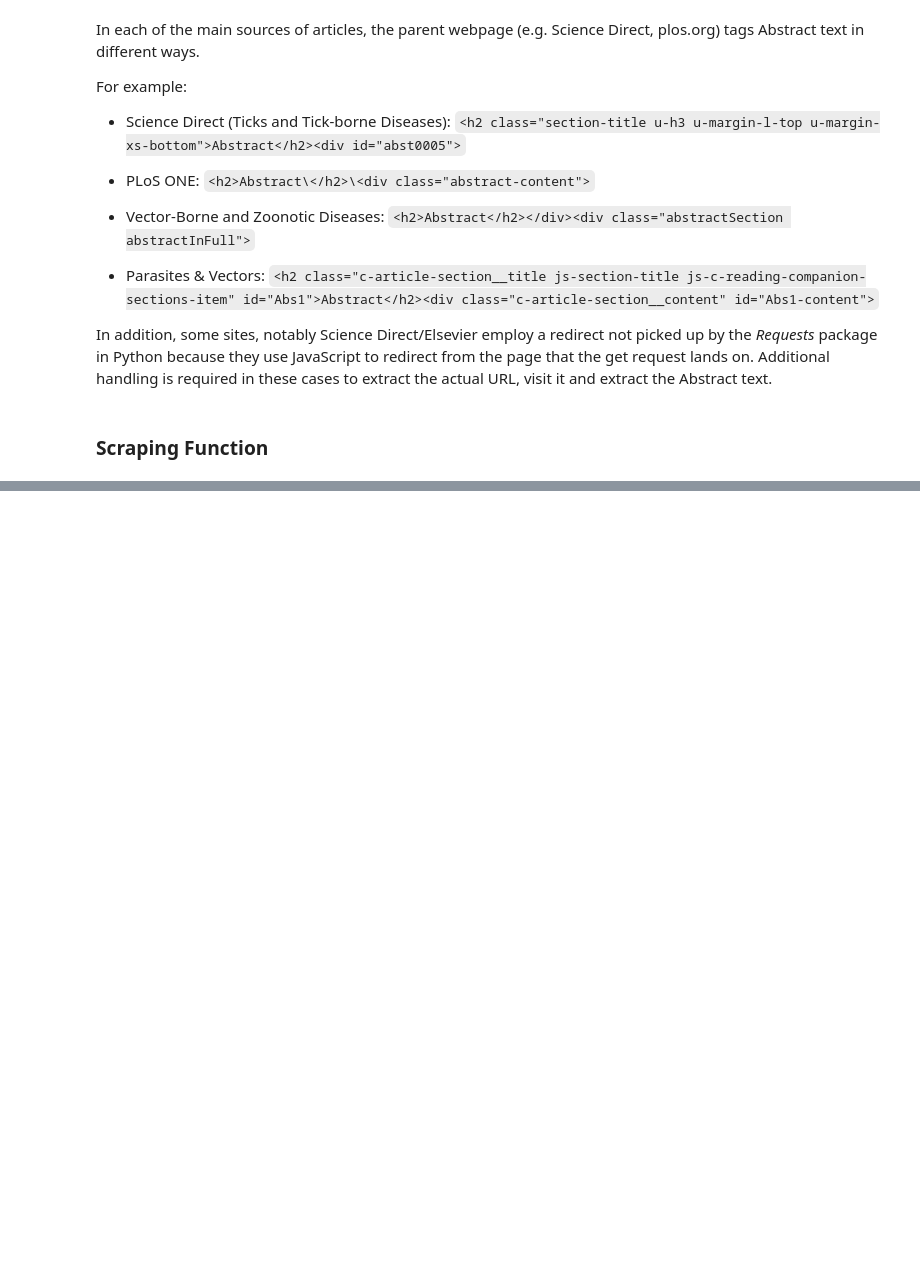
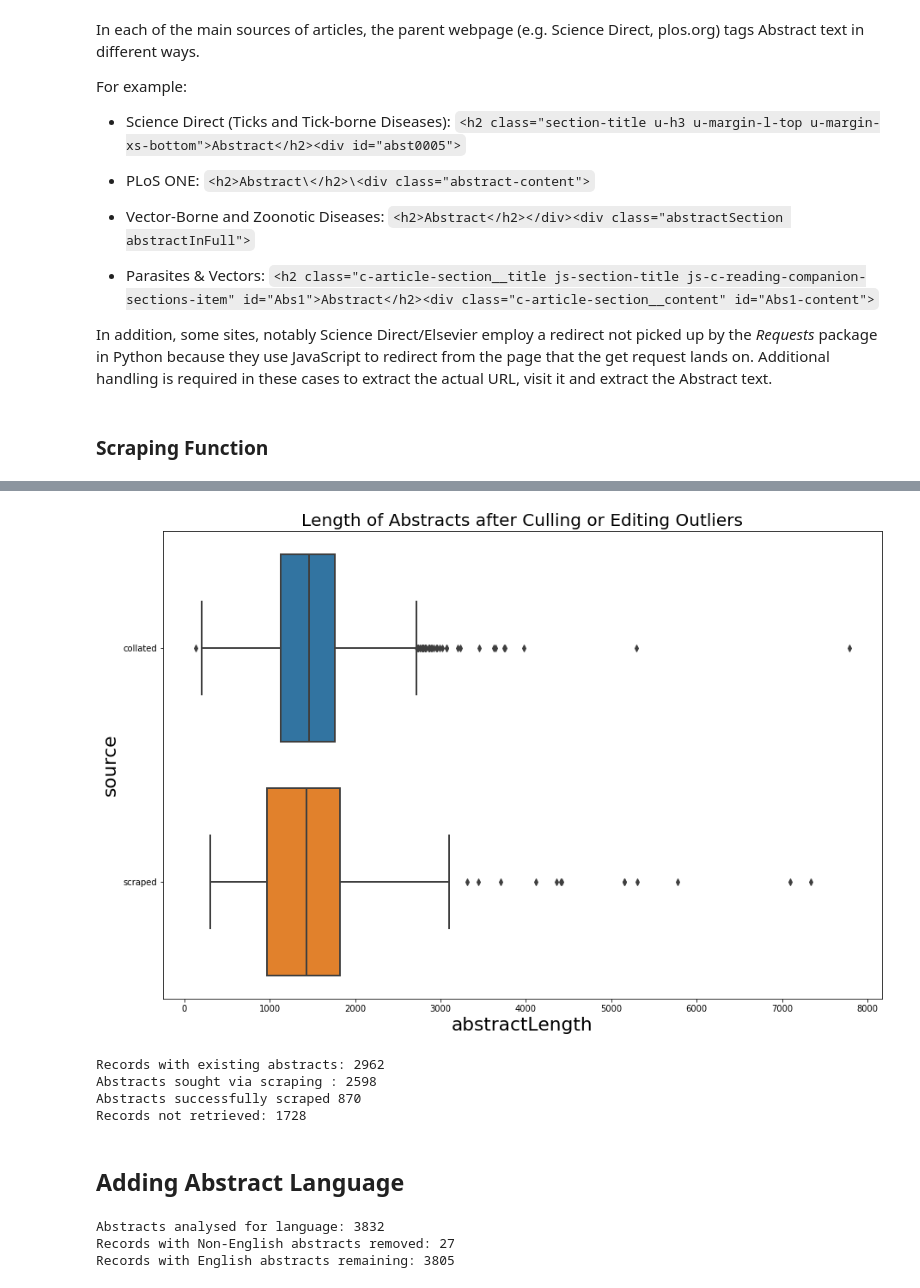
Before and after one commit to PlaybookData/Lyme-Disease-Framing-Analysis, a Jupyter notebook: Data Acquisition Process.ipynb, the cells around one changed output, grey strips where cells are left out. Saved outputs shown, nothing was run; the diff lists cells and outputs as text; code cells hidden in the pictures; blank space fills up the shorter version.

```diff
--- a/Data Acquisition Process.ipynb
+++ b/Data Acquisition Process.ipynb
@@ -896,0 +1025,8 @@ Name: publication, dtype: int64
+# %%
+# Looking at some extremely long scraped abstracts confirmed most could be trimmed
+# to the first appearance of the word 'Introduction'
+for index, row in abstracts[abstracts.abstractLength>8000].iterrows():
+    text= row['abstract']
+    text= text[:text.find('Introduction')]
+    abstracts.at[index, 'abstract'] = text
+    abstracts.at[index, 'abstractLength'] = len(text)
@@ -896,0 +1043,33 @@ Name: publication, dtype: int64
+# %%
+#These outliers were handled individually
+abstracts.at[3413, 'abstract'] = abstracts.loc[3413].abstract[abstracts.loc[3413].abstract.find('Background'): abstracts.loc[3413].abstract.find('Lyme Disease Defined')]
+abstracts.at[3413, 'abstractLength'] =len(abstracts.loc[3413].abstract)
+
+abstracts.at[3561, 'abstract'] = abstracts.loc[3561].abstract[abstracts.loc[3561].abstract.find('Lyme'): abstracts.loc[3561].abstract.find('1. Background')]
+abstracts.at[3561, 'abstractLength'] =len(abstracts.loc[3561].abstract)
+
+abstracts.drop(index=3282, inplace=True) #Unrelated to Lyme Disease
+abstracts.drop(index=3670, inplace=True) #Non English
+abstracts.drop(index=3731, inplace=True) #Non English
+abstracts.drop(index=3751, inplace=True) #Course Material
+# %%
+sns.boxplot(y='source', x='abstractLength', data=abstracts)
+plt.title('Length of Abstracts after Culling or Editing Outliers');
+# %% [output]
+[figure, added]
+# %%
+oldtotal = total
+total = len(abstracts)
+
+print("Records with existing abstracts:", len(collated))
+print("Abstracts sought via scraping :", toScrape)
+print("Abstracts successfully scraped:", total-len(collated))
+print('Size of new dataset:', total)
+print('Records not retrieved:', oldtotal-total)
+# %% [output]
+Records with existing abstracts: 2962
+Abstracts sought via scraping : 2598
+Abstracts successfully scraped 870
+Records not retrieved: 1728
+# %% [markdown]
+## Adding Abstract Language
@@ -896,0 +1081,11 @@ Name: publication, dtype: int64
+# %%
+oldtotal = total
+total = len(abstracts)
+
+print('Abstracts analysed for language:', oldtotal)
+print('Records with Non-English abstracts removed:', oldtotal-total)
+print('Records with English abstracts remaining:', total)
+# %% [output]
+Abstracts analysed for language: 3832
+Records with Non-English abstracts removed: 27
+Records with English abstracts remaining: 3805
```
Also changed, not shown: parts of 40 cells of this notebook, 7 other files.
